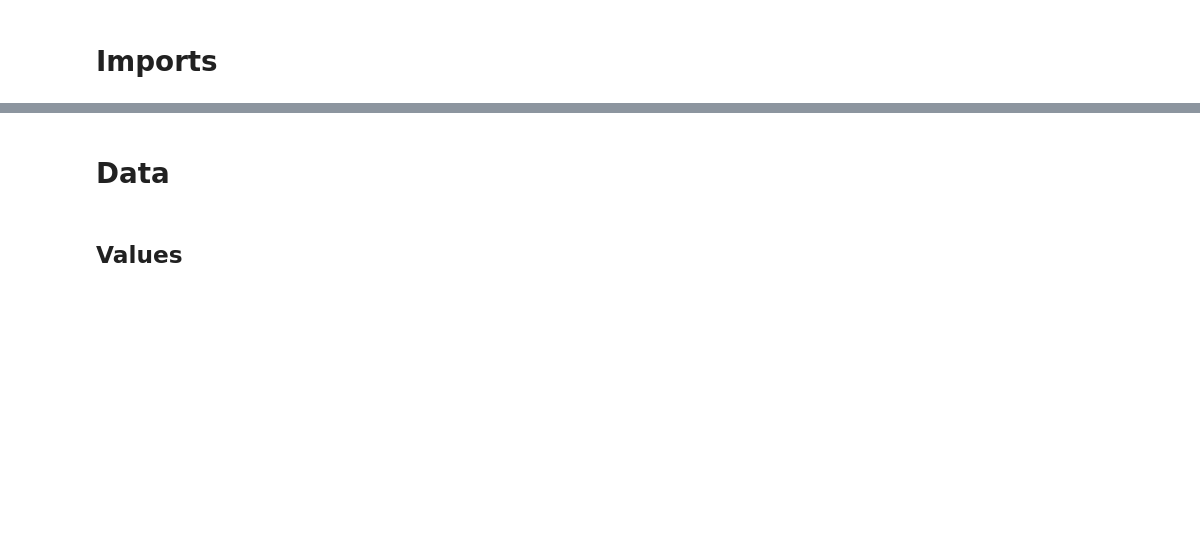
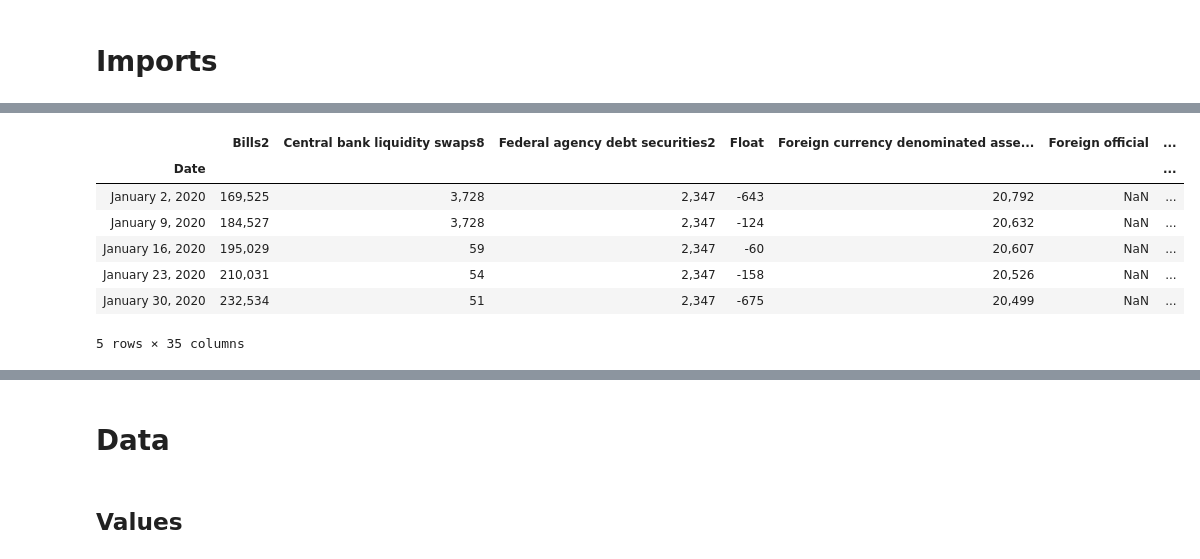
Before and after one commit to trevohearn/FedResStats, a Jupyter notebook: FedResStats.ipynb, the cells around one changed output, grey strips where cells are left out. Saved outputs shown, nothing was run; the diff lists cells and outputs as text; code cells hidden in the pictures; blank space fills up the shorter version.

```diff
--- a/FedResStats.ipynb
+++ b/FedResStats.ipynb
@@ -16,0 +126,11 @@ True
+# %%
+df.head()
+# %% [output]
+|  | Bills2 | Central bank liquidity swaps8 | Federal agency debt securities2 | Float | Foreign currency denominated asse... | Foreign official | ... |
+| Date |  |  |  |  |  |  | ... |
+| January 2, 2020 | 169,525 | 3,728 | 2,347 | -643 | 20,792 | NaN | ... |
+| January 9, 2020 | 184,527 | 3,728 | 2,347 | -124 | 20,632 | NaN | ... |
+| January 16, 2020 | 195,029 | 59 | 2,347 | -60 | 20,607 | NaN | ... |
+| January 23, 2020 | 210,031 | 54 | 2,347 | -158 | 20,526 | NaN | ... |
+| January 30, 2020 | 232,534 | 51 | 2,347 | -675 | 20,499 | NaN | ... |
+5 rows × 35 columns
```
Also changed, not shown: parts of 39 cells of this notebook, 1 other file.
